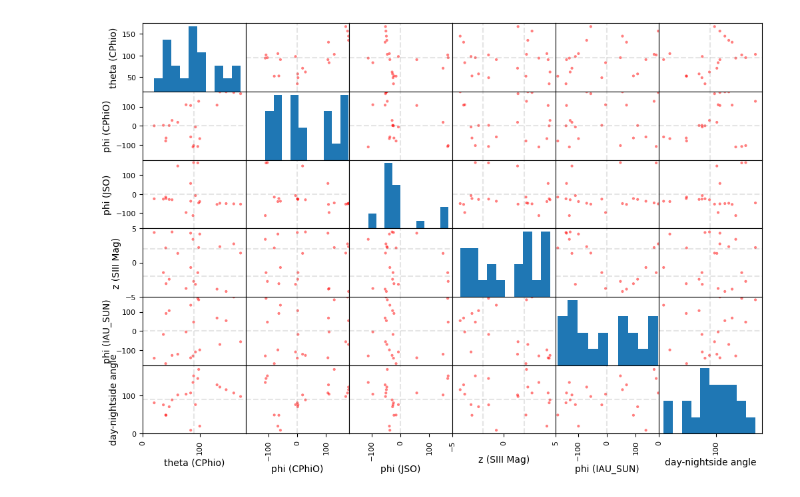
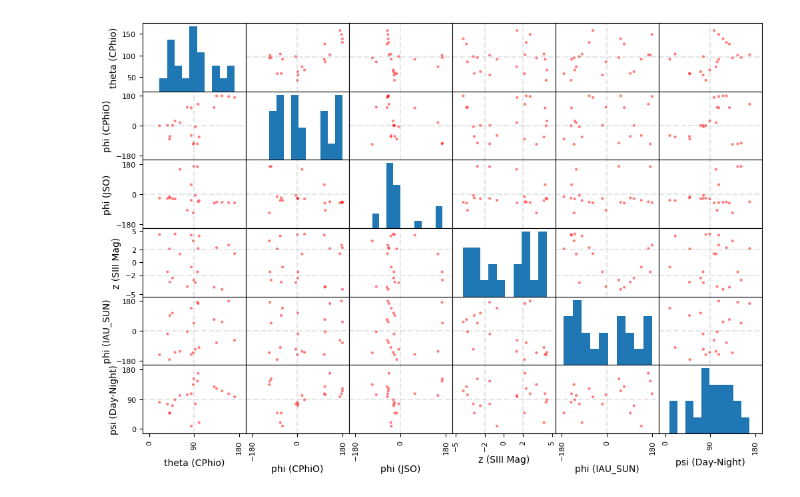
Before and after one commit to vera-br/Callisto, a Jupyter notebook: scatter_matrix.ipynb, the cells around one changed output. Saved outputs shown, nothing was run; the diff lists cells and outputs as text; code cells hidden in the pictures.

Commit message:
set x and y ticks on scatter matrix

```diff
--- a/scatter_matrix.ipynb
+++ b/scatter_matrix.ipynb
@@ -31,7 +31,7 @@ for orbit, vector in jupiter_sun_IAU_CAs.items():
     important_info_i = [vector[6]]
     important_info_jupsunIAU = np.c_[important_info_jupsunIAU, important_info_i]
 
-important_info_jsun_daynightside_angle = np.array('day-nightside angle')
+important_info_jsun_daynightside_angle = np.array('psi (Day-Night)')
 for i in range(len(juice_callisto_cphio_CAs)):
     jcal_vector = juice_callisto_cphio_CAs['CA_orbit%s' %(i+1)]
     suncal_vector = sun_callisto_cphio_CAs['CA_orbit%s' %(i+1)]
@@ -63,12 +63,12 @@ important_data[1:, :3] = b
 important_data[1:, 4:] = c
 # %%
 # sets limits for the graphs
-theta_cphio_lims = [0, 180]
-z_S3Mag_lims = [-5,5]
-daynightside_lims = [0,180]
-phi_lims = [-180, 180]
+theta_cphio_lims = [-13.5, 193.5] ; theta_cphio_ticks = [0, 90, 180]
+z_S3Mag_lims = [-5.375,5.375] ; z_S3Mag_ticks = [-5, -2, 0, 2, 5]
+daynightside_lims = [-13.5, 193.5] ; daynightside_ticks = [0, 90, 180]
+phi_lims = [-205, 205] ; phi_ticks = [-180, 0, 180]
 lims = [theta_cphio_lims, phi_lims, phi_lims, z_S3Mag_lims, phi_lims, daynightside_lims]
-
+ticks = [theta_cphio_ticks, phi_ticks, phi_ticks, z_S3Mag_ticks, phi_ticks, daynightside_ticks]
 # plots and saves all graphs from 2 - 21 orbits to generate gif of coverage progression
 
 all_graphs = -19
@@ -87,8 +87,10 @@ for k in range(final_graph, 1):
     for i in range(6):
         for j in range(6):
             axs[i,j].set_xlim(lims[j])
+            axs[i,j].set_xticks(ticks[j])
             if i != j:
                 axs[i,j].set_ylim(lims[i])
+                axs[i,j].set_yticks(ticks[i])
 
     # draws grouping lines on graphs
     for i in range(6):
@@ -99,31 +101,31 @@ for k in range(final_graph, 1):
                 elif i == 1:
                     axs[i,j].plot(lims[j], [0,0], color='gray', linestyle='dashed', alpha=0.2)
                 elif i == 2:
                     axs[i,j].plot(lims[j], [0,0], color='gray', linestyle='dashed', alpha=0.2)
                 elif i == 3:
                     axs[i,j].plot(lims[j], [-2,-2], color='gray', linestyle='dashed', alpha=0.2)
                     axs[i,j].plot(lims[j], [ 2, 2], color='gray', linestyle='dashed', alpha=0.2)
                 elif i == 4:
                     axs[i,j].plot(lims[j], [0,0], color='gray', linestyle='dashed', alpha=0.2)
                 elif i == 5:
                     axs[i,j].plot(lims[j], [90, 90], color='gray', linestyle='dashed', alpha=0.2)
 
                 if j == 0:
                     axs[i,j].plot([90, 90], lims[i], color='gray', linestyle='dashed', alpha=0.2)
                 elif j == 1:
                     axs[i,j].plot([0,0], lims[i], color='gray', linestyle='dashed', alpha=0.2)
                 elif j == 2:
                     axs[i,j].plot([0,0], lims[i], color='gray', linestyle='dashed', alpha=0.2)
                 elif j == 3:
                     axs[i,j].plot([-2,-2], lims[i], color='gray', linestyle='dashed', alpha=0.2)
                     axs[i,j].plot([ 2, 2], lims[i], color='gray', linestyle='dashed', alpha=0.2)
                 elif j == 4:
                     axs[i,j].plot([0,0], lims[i], color='gray', linestyle='dashed', alpha=0.2)
                 elif j == 5:
                     axs[i,j].plot([90, 90], lims[i], color='gray', linestyle='dashed', alpha=0.2)
 
 
     #plt.savefig('scatter_matrix_%s.png' % (21+k))
     plt.show()
 # %% [output]
-[figure, old version]
+[figure, new version]
```
